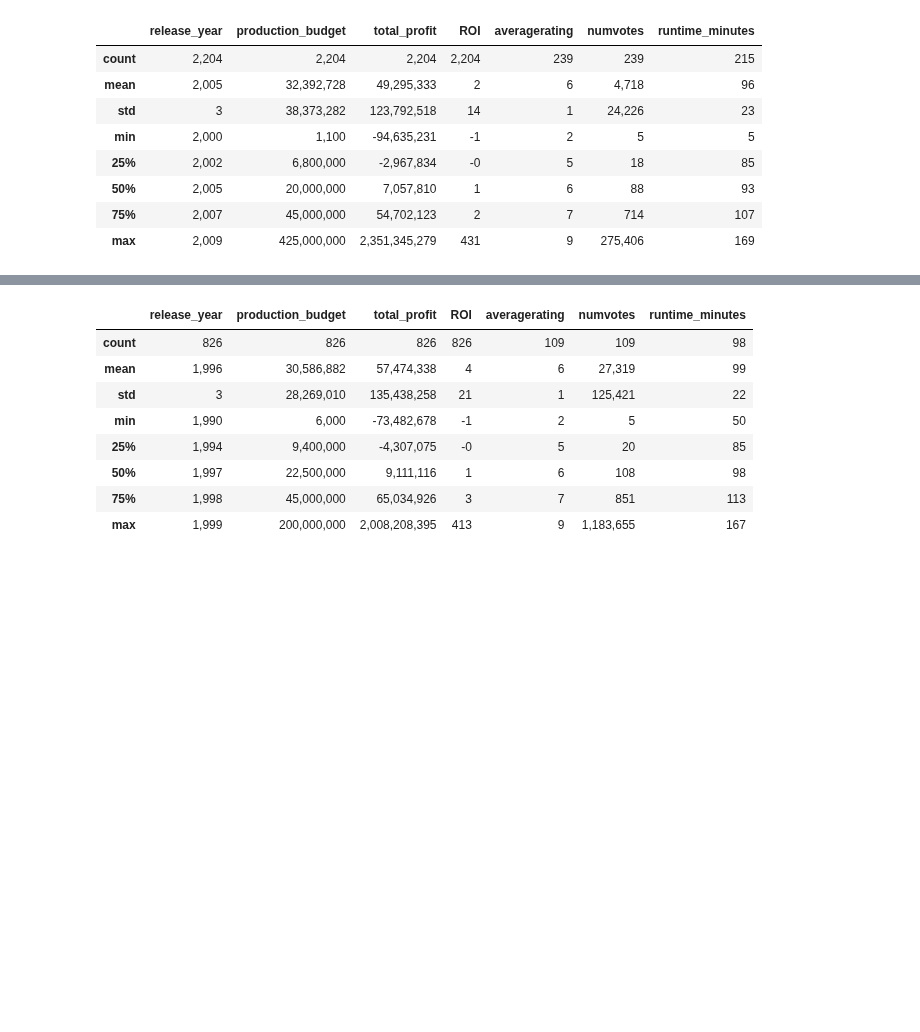
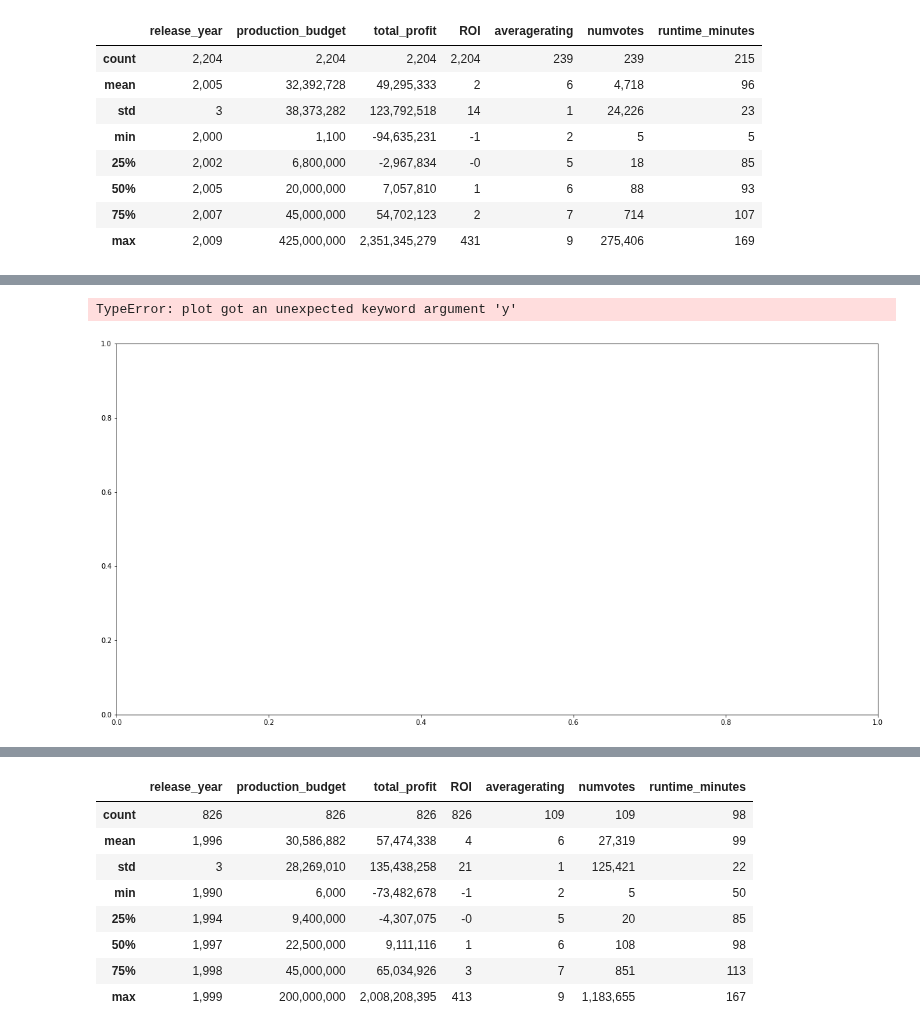
Before and after one commit to jxn628/dsc-phase-1-project, a Jupyter notebook: student.ipynb, the cells around one changed output, grey strips where cells are left out. Cells and saved outputs as stored; diff of their text form; code cells hidden in the pictures; blank space fills up the shorter version.

```diff
--- a/student.ipynb
+++ b/student.ipynb
@@ -841,0 +898,13 @@ recent_movies_2000.describe()
+# %%
+df = recent_movies_2
+
+fig, ax = plt.subplots(figsize = (20,10))
+
+ax.plot(df['release_year'],y = df['production_budget'])
+
+ax.set_xlabel('Release Year')
+ax.set_ylabel('Production Budget')
+ax.set_title('Insert Title Here');
+# %% [output]
+TypeError: plot got an unexpected keyword argument 'y'
+[figure, added]
```
Also changed, not shown: parts of 34 cells of this notebook.
